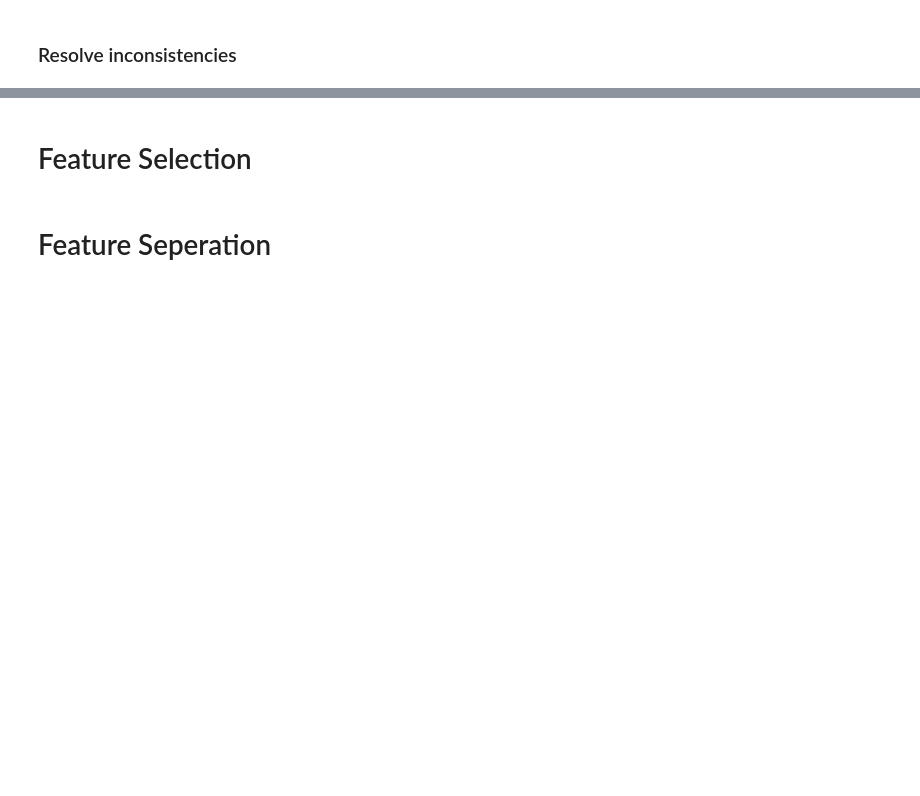
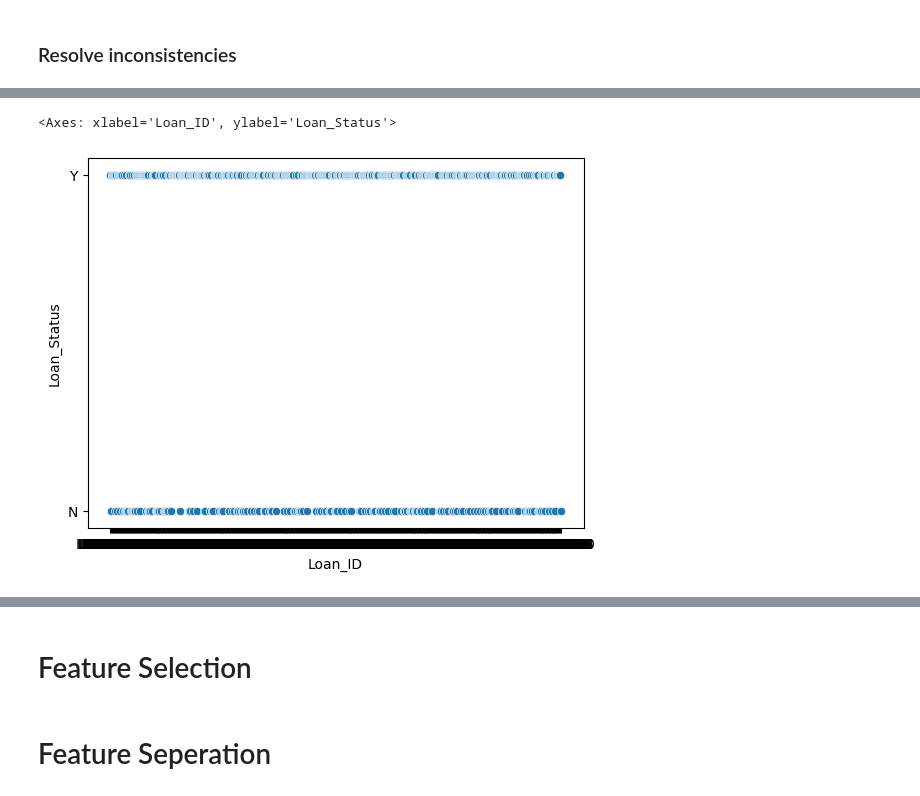
Before and after one commit to tinkuhore/FSDS-Final-Assesment, a Jupyter notebook: machine_learning/Q6/q6.ipynb, the cells around one changed output, grey strips where cells are left out. Drawn from its saved outputs; the diff is of its cells as text; code cells hidden in the pictures; blank space fills up the shorter version.

```diff
--- a/machine_learning/Q6/q6.ipynb
+++ b/machine_learning/Q6/q6.ipynb
@@ -238,0 +363,5 @@ plt.show()
+# %%
+sns.scatterplot(df, x='Loan_ID', y='Loan_Status')
+# %% [output]
+<Axes: xlabel='Loan_ID', ylabel='Loan_Status'>
+[figure, added]
```
Also changed, not shown: parts of 19 cells of this notebook, 2 other files.
